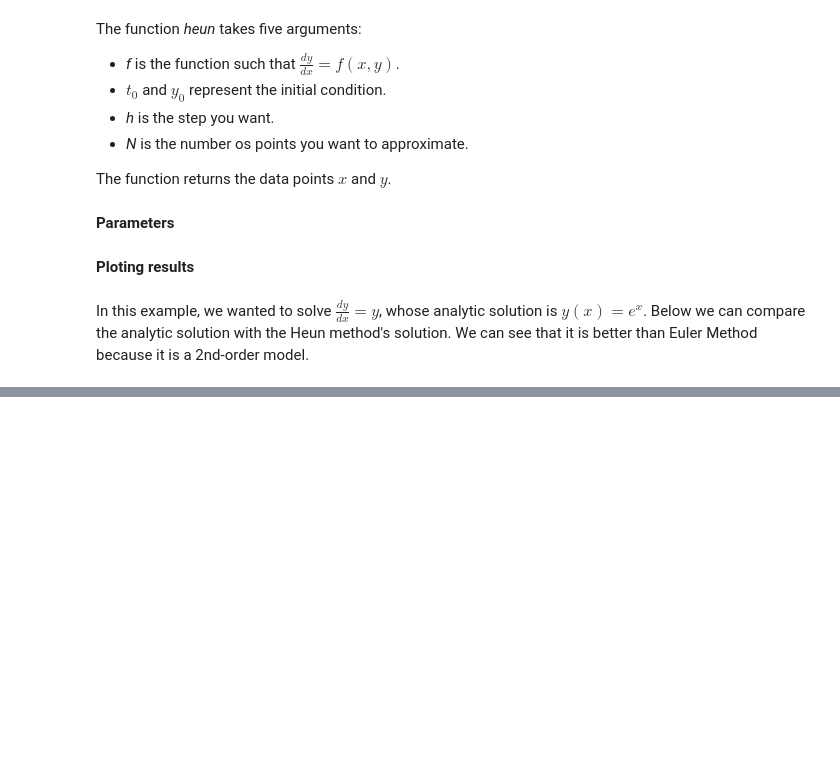
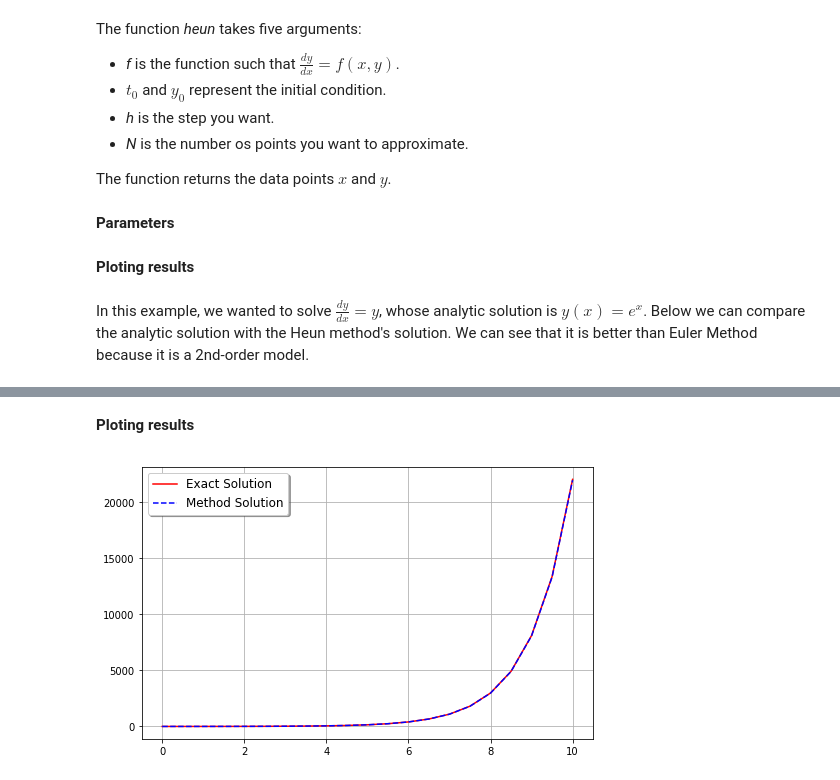
Before and after one commit to rodrigoescorcio/Numerical, a Jupyter notebook: Ordinary-Differential-Equations.ipynb, the cells around one changed output, grey strips where cells are left out. Saved outputs shown, nothing was run; the diff lists cells and outputs as text; code cells hidden in the pictures; blank space fills up the shorter version.

```diff
--- a/Ordinary-Differential-Equations.ipynb
+++ b/Ordinary-Differential-Equations.ipynb
@@ -127,0 +169,12 @@ plt.show()
+# %%
+def rk4(f, x0, y0, h, N):
+    x = x0 + np.arange(N+1)*h
+    y = np.zeros(N+1)
+    y[0] = y0
+    for n in range(N):
+        k1 = h*f(x[n],y[n])
+        k2 = h*f(x[n]+h/2.0, y[n]+k1/2.0)
+        k3 = h*f(x[n]+h/2.0, y[n]+k2/2.0)
+        k4 = h*f(x[n]+h,y[n]+k3)
+        y[n+1] = y[n] + (k1+2*k2+2*k3+k4)/6.0
+    return x,y
@@ -127,0 +183,22 @@ plt.show()
+# %%
+def f(x,y):
+    return y
+
+x0 = 0
+y0 = 1
+h = 0.5
+N = 20
+# %% [markdown]
+**Ploting results**
+# %%
+x, y = rk4(f, x0, y0, h, N)
+
+plt.figure(figsize=(8.09,5))
+plt.plot(x,np.exp(x),'r', label="Exact Solution")
+plt.plot(x,y, 'b--', label="Method Solution")
+plt.grid()
+plt.legend(shadow=True, fontsize=12, loc=0)
+
+plt.show()
+# %% [output]
+[figure, added]
```
Also changed, not shown: parts of 17 cells of this notebook, 1 other file.
